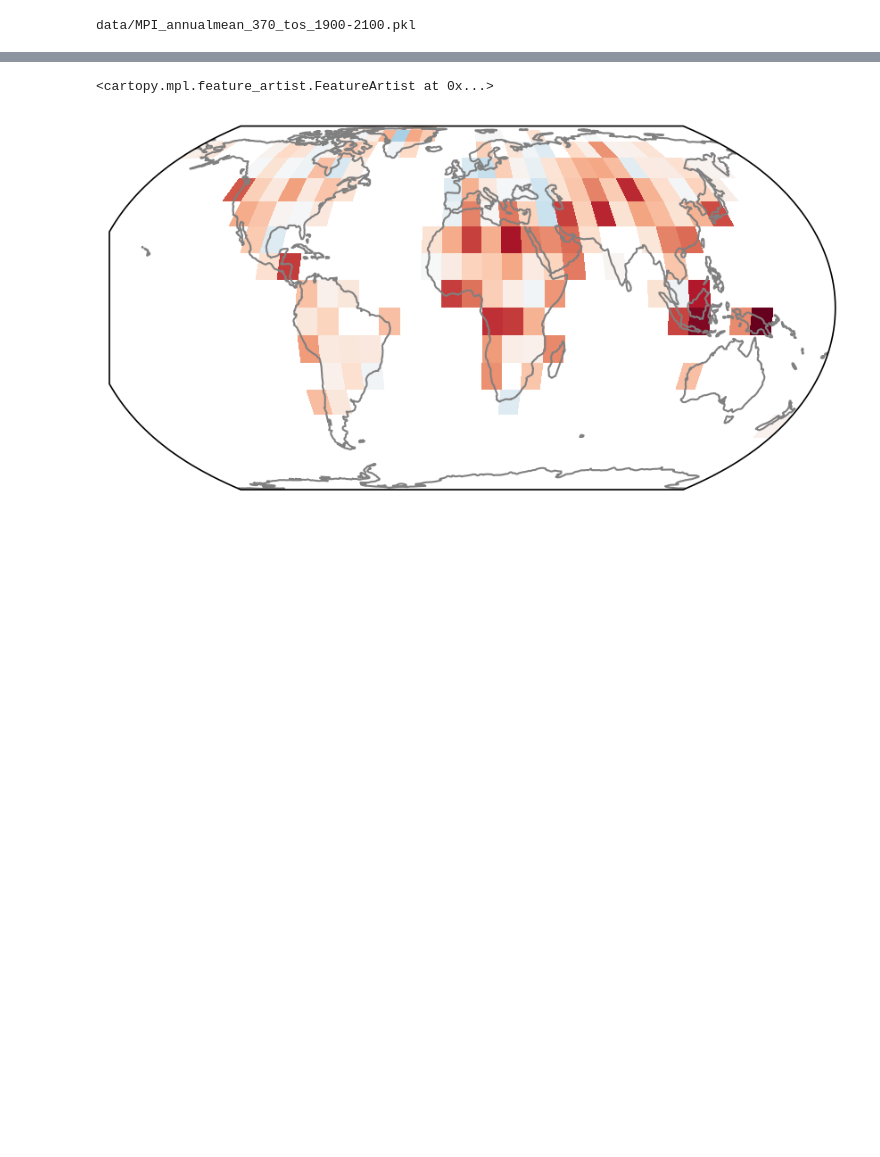
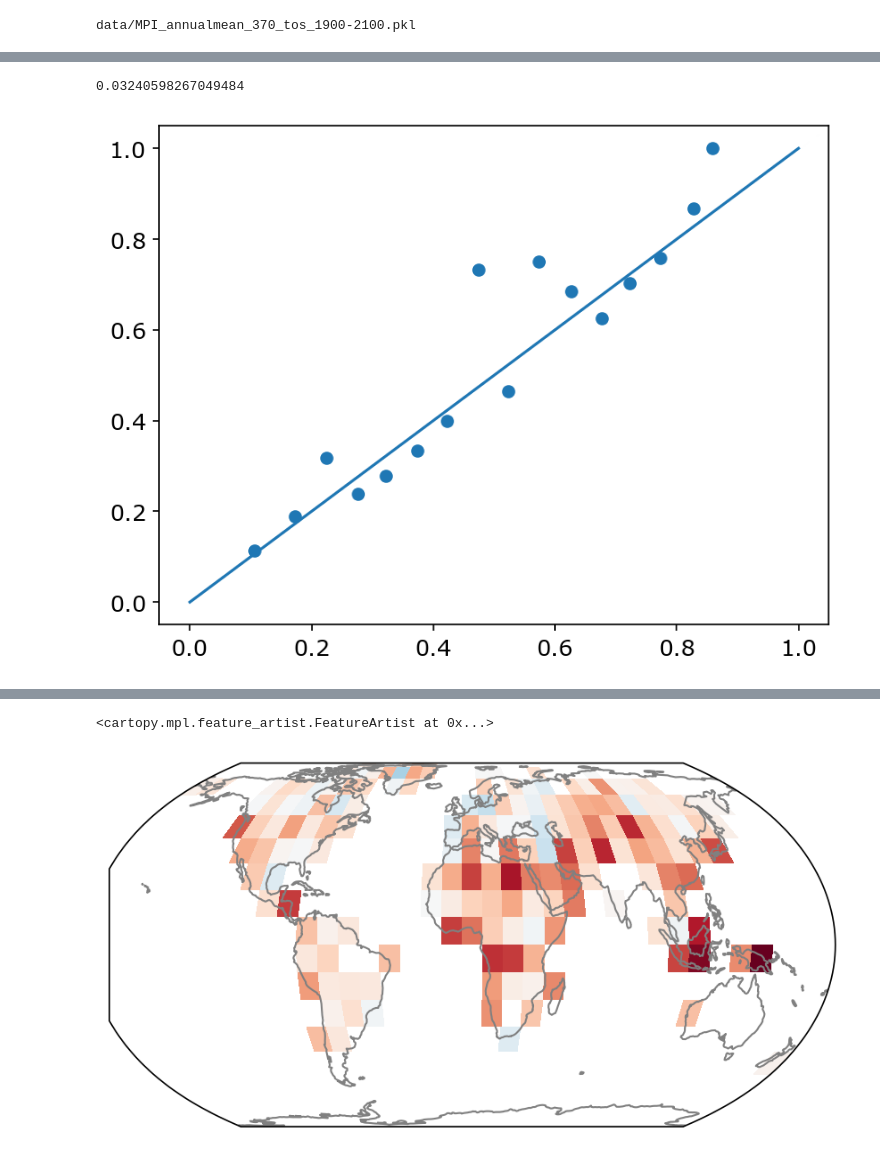
Before and after one commit to emily-gordy/predictability-emergence, a Jupyter notebook: calibration.ipynb, the cells around one changed output, grey strips where cells are left out. Drawn from its saved outputs; the diff is of its cells as text; code cells hidden in the pictures; blank space fills up the shorter version.

```diff
--- a/calibration.ipynb
+++ b/calibration.ipynb
@@ -225,0 +315,7 @@ landmask = np.isnan(np.nanmean(AllObs.alloutput,axis=0))
+# %%
+plt.scatter(a,b)
+plt.plot(np.arange(0,1.2,0.2),np.arange(0,1.2,0.2))
+ece
+# %% [output]
+0.03240598267049484
+[figure, added]
```
Also changed, not shown: parts of 30 cells of this notebook, 1 other file.
